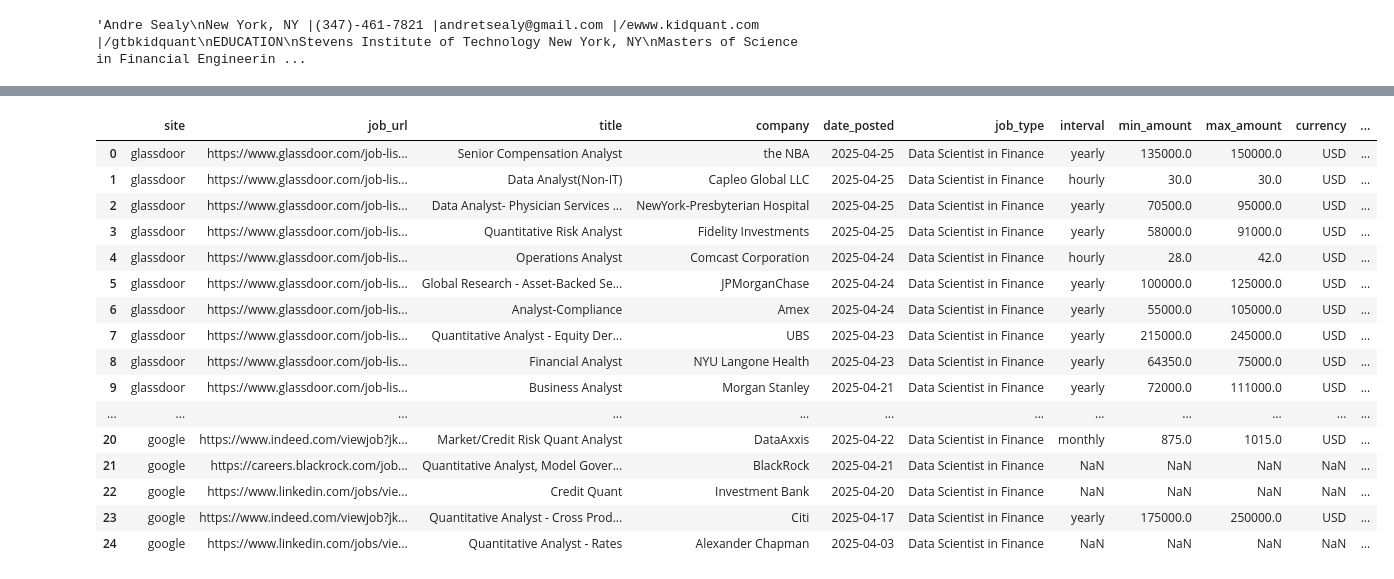
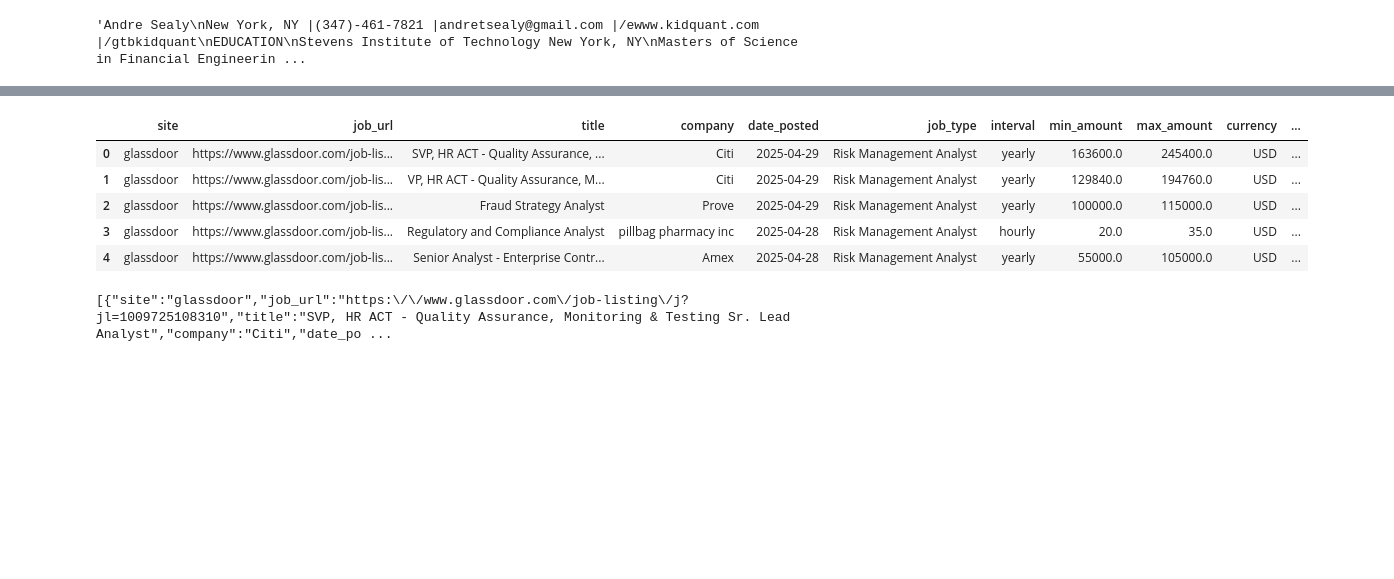
Before and after one commit to KidQuant/FA690MiniProject-CreativityOlympics, a Jupyter notebook: AI-Resume-Analyzer.ipynb, the cells around one changed output, grey strips where cells are left out. Drawn from its saved outputs; the diff is of its cells as text; code cells hidden in the pictures; blank space fills up the shorter version.

```diff
--- a/AI-Resume-Analyzer.ipynb
+++ b/AI-Resume-Analyzer.ipynb
@@ -196,15 +182,0 @@ Instructor or Educator in Data Science/Finance
-# %%
-jobs_scraped = scrape_jobs(
-    site_name=[
-        "indeed",
-        "linkedin",
-        "glassdoor",
-        "google",
-    ],
-    search_term="Quantitative Analyst",
-    location="New York, NY",
-    max_results=20,
-    country_indeed="USA",
-)
-
-jobs_scraped.head()
@@ -228,49 +193,40 @@ for job in jobs_list:
         ],
         search_term=job,
         location="New York, NY",
-        max_results=20,
+        max_results=5,
         country_indeed="USA",
     )
+
+    jobs_scraped = pd.DataFrame()
 
     jobs_scraped_for_job['job_type'] = job
 
     # Merge the output with the previous dataframe
     jobs_scraped = pd.concat([jobs_scraped, jobs_scraped_for_job], ignore_index=True)
 
 
 jobs_scraped = jobs_scraped[
     [
         # "id",
         "site",
         "job_url",
         "title",
         "company",
         "date_posted",
         "job_type",
         "interval",
         "min_amount",
         "max_amount",
         "currency",
         "description",
     ]
 ]
 
-jobs_scraped.iloc[:25]
+jobs_scraped.head()
 # %% [output]
 |  | site | job_url | title | company | date_posted | job_type | interval | min_amount | max_amount | currency | ... |
-| 0 | glassdoor | https://www.glassdoor.com/job-lis... | Senior Compensation Analyst | the NBA | 2025-04-25 | Data Scientist in Finance | yearly | 135000.0 | 150000.0 | USD | ... |
-| 1 | glassdoor | https://www.glassdoor.com/job-lis... | Data Analyst(Non-IT) | Capleo Global LLC | 2025-04-25 | Data Scientist in Finance | hourly | 30.0 | 30.0 | USD | ... |
-| 2 | glassdoor | https://www.glassdoor.com/job-lis... | Data Analyst- Physician Services ... | NewYork-Presbyterian Hospital | 2025-04-25 | Data Scientist in Finance | yearly | 70500.0 | 95000.0 | USD | ... |
-| 3 | glassdoor | https://www.glassdoor.com/job-lis... | Quantitative Risk Analyst | Fidelity Investments | 2025-04-25 | Data Scientist in Finance | yearly | 58000.0 | 91000.0 | USD | ... |
-| 4 | glassdoor | https://www.glassdoor.com/job-lis... | Operations Analyst | Comcast Corporation | 2025-04-24 | Data Scientist in Finance | hourly | 28.0 | 42.0 | USD | ... |
-| 5 | glassdoor | https://www.glassdoor.com/job-lis... | Global Research - Asset-Backed Se... | JPMorganChase | 2025-04-24 | Data Scientist in Finance | yearly | 100000.0 | 125000.0 | USD | ... |
-| 6 | glassdoor | https://www.glassdoor.com/job-lis... | Analyst-Compliance | Amex | 2025-04-24 | Data Scientist in Finance | yearly | 55000.0 | 105000.0 | USD | ... |
-| 7 | glassdoor | https://www.glassdoor.com/job-lis... | Quantitative Analyst - Equity Der... | UBS | 2025-04-23 | Data Scientist in Finance | yearly | 215000.0 | 245000.0 | USD | ... |
-| 8 | glassdoor | https://www.glassdoor.com/job-lis... | Financial Analyst | NYU Langone Health | 2025-04-23 | Data Scientist in Finance | yearly | 64350.0 | 75000.0 | USD | ... |
-| 9 | glassdoor | https://www.glassdoor.com/job-lis... | Business Analyst | Morgan Stanley | 2025-04-21 | Data Scientist in Finance | yearly | 72000.0 | 111000.0 | USD | ... |
-| ... | ... | ... | ... | ... | ... | ... | ... | ... | ... | ... | ... |
-| 20 | google | https://www.indeed.com/viewjob?jk... | Market/Credit Risk Quant Analyst | DataAxxis | 2025-04-22 | Data Scientist in Finance | monthly | 875.0 | 1015.0 | USD | ... |
-| 21 | google | https://careers.blackrock.com/job... | Quantitative Analyst, Model Gover... | BlackRock | 2025-04-21 | Data Scientist in Finance | NaN | NaN | NaN | NaN | ... |
-| 22 | google | https://www.linkedin.com/jobs/vie... | Credit Quant | Investment Bank | 2025-04-20 | Data Scientist in Finance | NaN | NaN | NaN | NaN | ... |
-| 23 | google | https://www.indeed.com/viewjob?jk... | Quantitative Analyst - Cross Prod... | Citi | 2025-04-17 | Data Scientist in Finance | yearly | 175000.0 | 250000.0 | USD | ... |
-| 24 | google | https://www.linkedin.com/jobs/vie... | Quantitative Analyst - Rates | Alexander Chapman | 2025-04-03 | Data Scientist in Finance | NaN | NaN | NaN | NaN | ... |
+| 0 | glassdoor | https://www.glassdoor.com/job-lis... | SVP, HR ACT - Quality Assurance, ... | Citi | 2025-04-29 | Risk Management Analyst | yearly | 163600.0 | 245400.0 | USD | ... |
+| 1 | glassdoor | https://www.glassdoor.com/job-lis... | VP, HR ACT - Quality Assurance, M... | Citi | 2025-04-29 | Risk Management Analyst | yearly | 129840.0 | 194760.0 | USD | ... |
+| 2 | glassdoor | https://www.glassdoor.com/job-lis... | Fraud Strategy Analyst | Prove | 2025-04-29 | Risk Management Analyst | yearly | 100000.0 | 115000.0 | USD | ... |
+| 3 | glassdoor | https://www.glassdoor.com/job-lis... | Regulatory and Compliance Analyst | pillbag pharmacy inc | 2025-04-28 | Risk Management Analyst | hourly | 20.0 | 35.0 | USD | ... |
+| 4 | glassdoor | https://www.glassdoor.com/job-lis... | Senior Analyst - Enterprise Contr... | Amex | 2025-04-28 | Risk Management Analyst | yearly | 55000.0 | 105000.0 | USD | ... |
@@ -276,0 +235,8 @@ jobs_scraped.iloc[:25]
+# %%
+# Convert the DataFrame to JSON
+jobs_json = jobs_scraped.to_json(orient='records')
+
+# Print the JSON string to verify
+print(jobs_json)
+# %% [output]
+[{"site":"glassdoor","job_url":"https:\/\/www.glassdoor.com\/job-listing\/j?jl=1009725108310","title":"SVP, HR ACT - Quality Assurance, Monitoring & Testing Sr. Lead Analyst","company":"Citi","date_po ...
```
Also changed, not shown: parts of 8 cells of this notebook, 7 other files.
